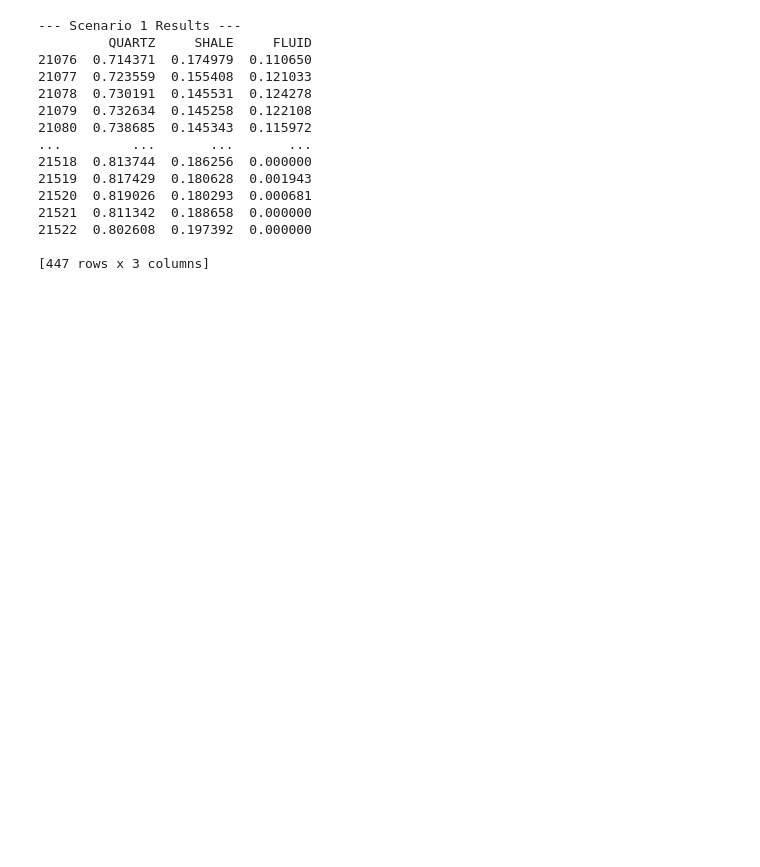
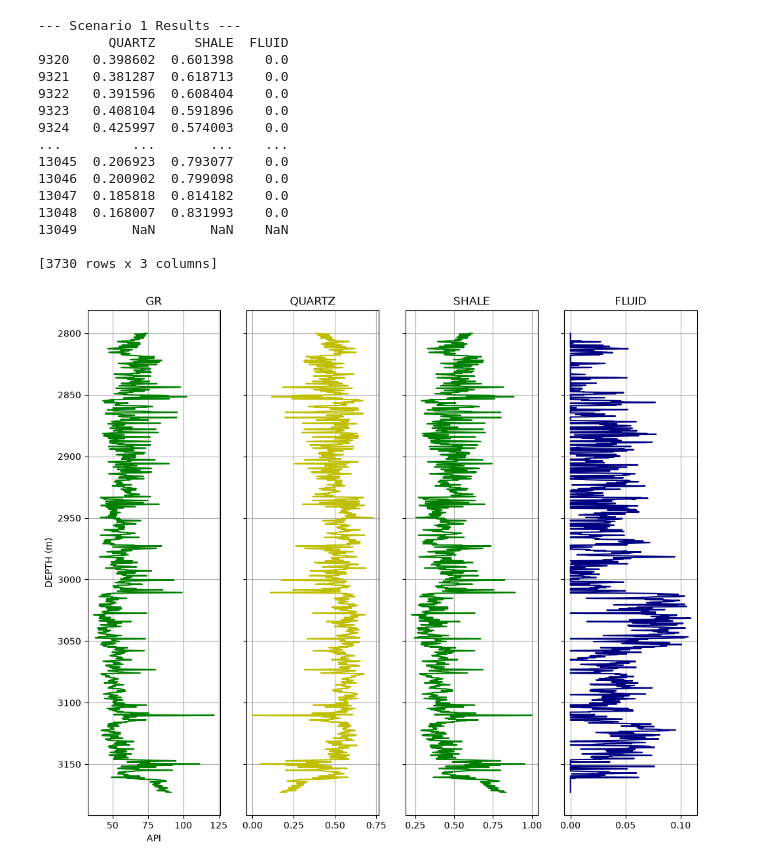
Before and after one commit to giecaruff/stoneforge, a Jupyter notebook: examples/inversion/0_multimineral.ipynb, the cells around one changed output. Cells and saved outputs as stored; diff of their text form; code cells hidden in the pictures; blank space fills up the shorter version.

```diff
--- a/examples/inversion/0_multimineral.ipynb
+++ b/examples/inversion/0_multimineral.ipynb
@@ -96,7 +77,9 @@ IK1.LEDGE_SANDSTONE
 # %%
+# Calculation and data organization
+
 db = MineralDatabase(mineral_dict)
 
-elan = MultimineralInversion(IK1.LEDGE_SANDSTONE)
+elan = MultimineralInversion(RESERVOIR)
 
 res_1 = elan.solve(
     db=db,
@@ -105,19 +88,34 @@ res_1 = elan.solve(
 )
 print("--- Scenario 1 Results ---")
 print(res_1)
+
+RESERVOIR['QUARTZ'] = np.array(res_1['QUARTZ'])
+RESERVOIR['SHALE'] = np.array(res_1['SHALE'])
+RESERVOIR['FLUID'] = np.array(res_1['FLUID'])
 # %% [output]
 --- Scenario 1 Results ---
-         QUARTZ     SHALE     FLUID
-21076  0.714371  0.174979  0.110650
-21077  0.723559  0.155408  0.121033
-21078  0.730191  0.145531  0.124278
-21079  0.732634  0.145258  0.122108
-21080  0.738685  0.145343  0.115972
-...         ...       ...       ...
-21518  0.813744  0.186256  0.000000
-21519  0.817429  0.180628  0.001943
-21520  0.819026  0.180293  0.000681
-21521  0.811342  0.188658  0.000000
-21522  0.802608  0.197392  0.000000
+         QUARTZ     SHALE  FLUID
+9320   0.398602  0.601398    0.0
+9321   0.381287  0.618713    0.0
+9322   0.391596  0.608404    0.0
+9323   0.408104  0.591896    0.0
+9324   0.425997  0.574003    0.0
+...         ...       ...    ...
+13045  0.206923  0.793077    0.0
+13046  0.200902  0.799098    0.0
+13047  0.185818  0.814182    0.0
+13048  0.168007  0.831993    0.0
+13049       NaN       NaN    NaN
 
-[447 rows x 3 columns]
+[3730 rows x 3 columns]
+# %%
+# Viewing final Data
+
+curves = ["GR","QUARTZ","SHALE","FLUID"]
+units = ["API","","",""]
+
+color = ["g","y","g","navy"]
+
+fastplot(RESERVOIR,"DEPTH",curves, color, units, d_unit='m')
+# %% [output]
+[figure, added]
```
Also changed, not shown: parts of 6 cells of this notebook, 1 other file.
